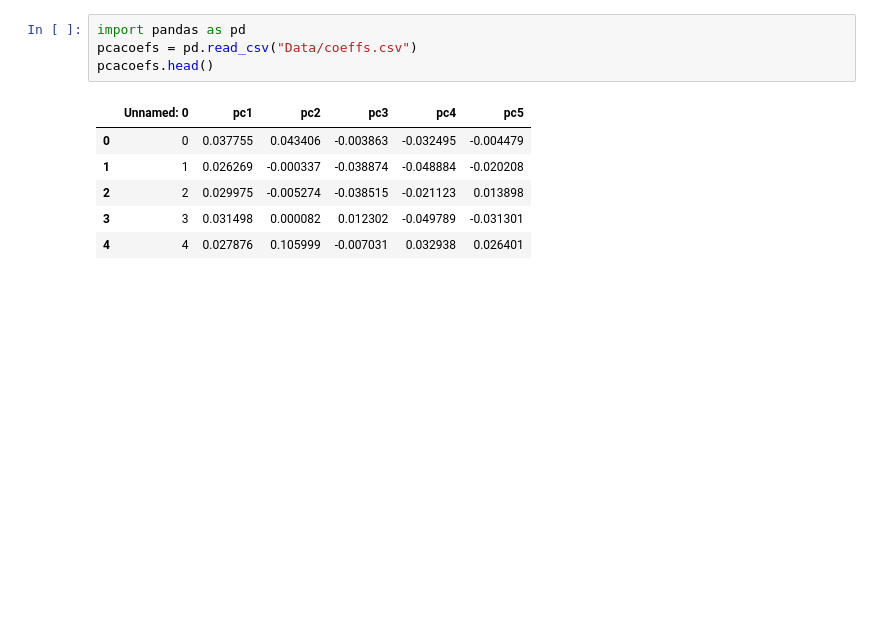
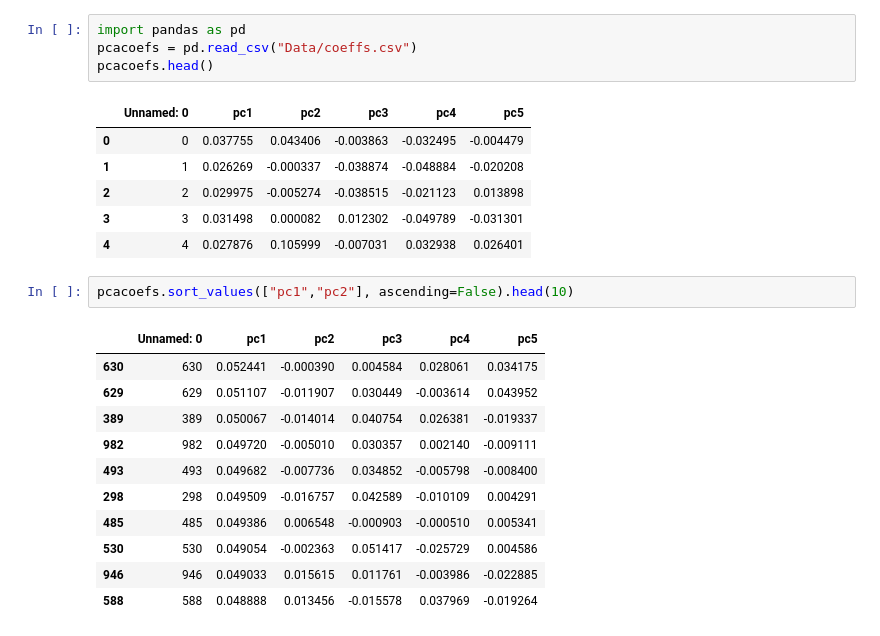
Before and after one commit to RileyWClarke/fftpca_note, a Jupyter notebook: comapred_preprocessed.ipynb, the cells around one changed output. Drawn from its saved outputs; the diff is of its cells as text; blank space fills up the shorter version.

```diff
--- a/comapred_preprocessed.ipynb
+++ b/comapred_preprocessed.ipynb
@@ -185,6 +185,20 @@ pcacoefs.head()
 | 2 | 2 | 0.029975 | -0.005274 | -0.038515 | -0.021123 | 0.013898 |
 | 3 | 3 | 0.031498 | 0.000082 | 0.012302 | -0.049789 | -0.031301 |
 | 4 | 4 | 0.027876 | 0.105999 | -0.007031 | 0.032938 | 0.026401 |
+# %%
+pcacoefs.sort_values(["pc1","pc2"], ascending=False).head(10)
+# %% [output]
+|  | Unnamed: 0 | pc1 | pc2 | pc3 | pc4 | pc5 |
+| 630 | 630 | 0.052441 | -0.000390 | 0.004584 | 0.028061 | 0.034175 |
+| 629 | 629 | 0.051107 | -0.011907 | 0.030449 | -0.003614 | 0.043952 |
+| 389 | 389 | 0.050067 | -0.014014 | 0.040754 | 0.026381 | -0.019337 |
+| 982 | 982 | 0.049720 | -0.005010 | 0.030357 | 0.002140 | -0.009111 |
+| 493 | 493 | 0.049682 | -0.007736 | 0.034852 | -0.005798 | -0.008400 |
+| 298 | 298 | 0.049509 | -0.016757 | 0.042589 | -0.010109 | 0.004291 |
+| 485 | 485 | 0.049386 | 0.006548 | -0.000903 | -0.000510 | 0.005341 |
+| 530 | 530 | 0.049054 | -0.002363 | 0.051417 | -0.025729 | 0.004586 |
+| 946 | 946 | 0.049033 | 0.015615 | 0.011761 | -0.003986 | -0.022885 |
+| 588 | 588 | 0.048888 | 0.013456 | -0.015578 | 0.037969 | -0.019264 |
 # %%
 for i in pcacoefs.sort_values(["pc1","pc2"], ascending=False).index[:10]:
     plotme(bjds[i][:-1], fluxes[i][:-1], postfluxes200[i], postfluxes1000[i],
```
Also changed, not shown: parts of 2 cells of this notebook.
